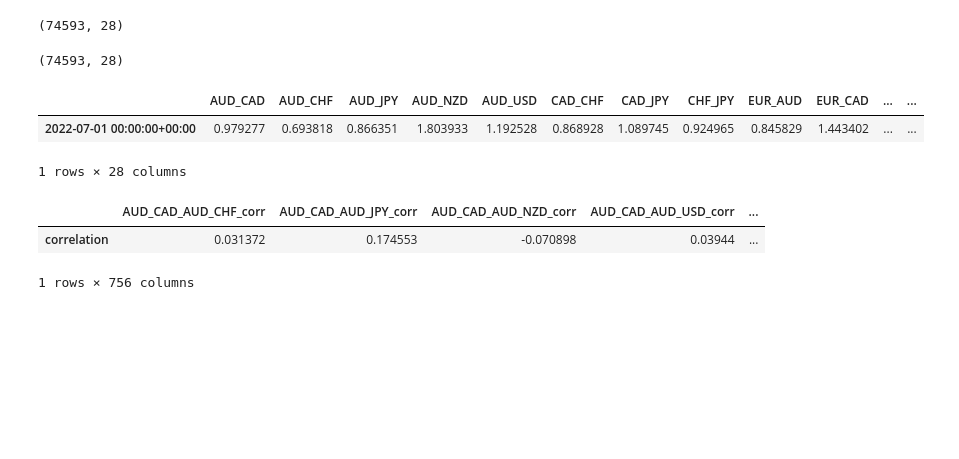
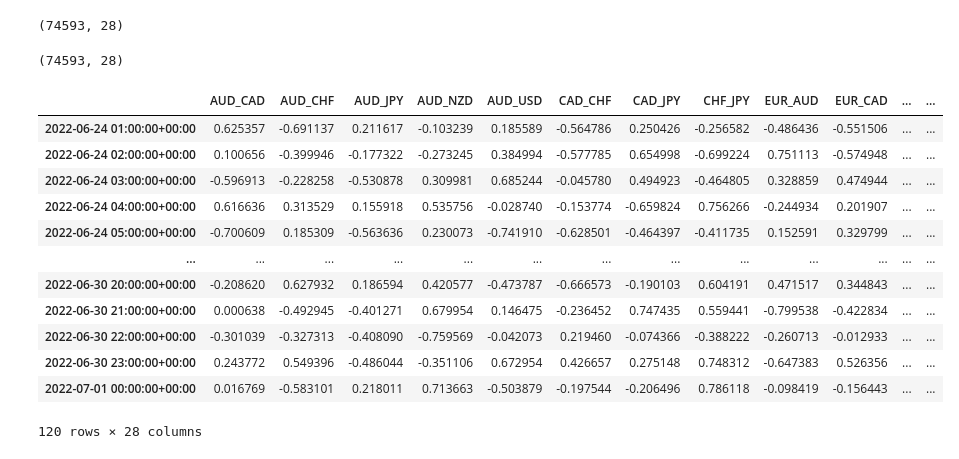
Before and after one commit to alexcolls/rex-ai, a Jupyter notebook: notebooks/marti/risk_management.ipynb, the cells around one changed output. Saved outputs shown, nothing was run; the diff lists cells and outputs as text; code cells hidden in the pictures; blank space fills up the shorter version.

Commit message:
Changes related to the dict return added in Risk Management

```diff
--- a/notebooks/marti/risk_management.ipynb
+++ b/notebooks/marti/risk_management.ipynb
@@ -32,7 +23,7 @@ SYMBOLS = [ 'AUD_CAD', 'AUD_CHF', 'AUD_JPY', 'AUD_NZD', 'AUD_USD',
 def mean_prediction(df, rate=24):
     data = pd.DataFrame([])
     for sym in SYMBOLS:
-        data[f'{sym}_tend'] = df[sym].rolling(rate).mean()
+        data[sym] = df[sym].rolling(rate).mean()
     data.index = df.index
     return data
 
@@ -43,3 +34,25 @@ def random_prediction(df):
         data[f'{sym}']=pd.DataFrame(np.random.uniform(low=-0.8,high=0.8,size=(df.shape[0],1)))
     data.index = df.index
     return data
+
+rand = random_prediction(df)
+mu = mean_prediction(df)
+
+def condition(x):
+    if x>0:
+        return 1
+    elif x< 0:
+        return -1
+    else:
+        return 0
+
+for sym in mu.columns:
+    mu[sym] = mu[sym].map( lambda x: condition(x))
+
+# mu.reset_index(inplace=True, drop=True)
+
+display(rand.shape, mu.shape)
+clas = mu.iloc[-1:]
+# %% [output]
+(74593, 28)
+(74593, 28)
@@ -49,24 +59,20 @@ mu = mean_prediction(df)
-# %%
-def condition(x):
-    if x>0:
-        return 1
-    elif x<0:
-        return -1
-    else:
-        return 0
-
-for sym in mu.columns:
-    mu[sym] = mu[sym].map( lambda x: condition(x))
-
-# mu.reset_index(inplace=True, drop=True)
-
-display(rand.shape, mu.shape)
-# %% [output]
-(74593, 28)
-(74593, 28)
 # %%
 pred_last = rand.iloc[-120:]
 pred = rand.iloc[-1:]
-pred_last
+
 pred = abs(pred)
+# %% [output]
+|  | AUD_CAD | AUD_CHF | AUD_JPY | AUD_NZD | AUD_USD | CAD_CHF | CAD_JPY | CHF_JPY | EUR_AUD | EUR_CAD | ... | ... |
+| 2022-06-24 01:00:00+00:00 | 0.625357 | -0.691137 | 0.211617 | -0.103239 | 0.185589 | -0.564786 | 0.250426 | -0.256582 | -0.486436 | -0.551506 | ... | ... |
+| 2022-06-24 02:00:00+00:00 | 0.100656 | -0.399946 | -0.177322 | -0.273245 | 0.384994 | -0.577785 | 0.654998 | -0.699224 | 0.751113 | -0.574948 | ... | ... |
+| 2022-06-24 03:00:00+00:00 | -0.596913 | -0.228258 | -0.530878 | 0.309981 | 0.685244 | -0.045780 | 0.494923 | -0.464805 | 0.328859 | 0.474944 | ... | ... |
+| 2022-06-24 04:00:00+00:00 | 0.616636 | 0.313529 | 0.155918 | 0.535756 | -0.028740 | -0.153774 | -0.659824 | 0.756266 | -0.244934 | 0.201907 | ... | ... |
+| 2022-06-24 05:00:00+00:00 | -0.700609 | 0.185309 | -0.563636 | 0.230073 | -0.741910 | -0.628501 | -0.464397 | -0.411735 | 0.152591 | 0.329799 | ... | ... |
+| ... | ... | ... | ... | ... | ... | ... | ... | ... | ... | ... | ... | ... |
+| 2022-06-30 20:00:00+00:00 | -0.208620 | 0.627932 | 0.186594 | 0.420577 | -0.473787 | -0.666573 | -0.190103 | 0.604191 | 0.471517 | 0.344843 | ... | ... |
+| 2022-06-30 21:00:00+00:00 | 0.000638 | -0.492945 | -0.401271 | 0.679954 | 0.146475 | -0.236452 | 0.747435 | 0.559441 | -0.799538 | -0.422834 | ... | ... |
+| 2022-06-30 22:00:00+00:00 | -0.301039 | -0.327313 | -0.408090 | -0.759569 | -0.042073 | 0.219460 | -0.074366 | -0.388222 | -0.260713 | -0.012933 | ... | ... |
+| 2022-06-30 23:00:00+00:00 | 0.243772 | 0.549396 | -0.486044 | -0.351106 | 0.672954 | 0.426657 | 0.275148 | 0.748312 | -0.647383 | 0.526356 | ... | ... |
+| 2022-07-01 00:00:00+00:00 | 0.016769 | -0.583101 | 0.218011 | 0.713663 | -0.503879 | -0.197544 | -0.206496 | 0.786118 | -0.098419 | -0.156443 | ... | ... |
+120 rows × 28 columns
 # %%
@@ -96,9 +100,0 @@ c = correlation_pairs(pred_last)
-# %%
-display(w.T,c.T)
-# %% [output]
-|  | AUD_CAD | AUD_CHF | AUD_JPY | AUD_NZD | AUD_USD | CAD_CHF | CAD_JPY | CHF_JPY | EUR_AUD | EUR_CAD | ... | ... |
-| 2022-07-01 00:00:00+00:00 | 0.979277 | 0.693818 | 0.866351 | 1.803933 | 1.192528 | 0.868928 | 1.089745 | 0.924965 | 0.845829 | 1.443402 | ... | ... |
-1 rows × 28 columns
-|  | AUD_CAD_AUD_CHF_corr | AUD_CAD_AUD_JPY_corr | AUD_CAD_AUD_NZD_corr | AUD_CAD_AUD_USD_corr | ... |
-| correlation | 0.031372 | 0.174553 | -0.070898 | 0.03944 | ... |
-1 rows × 756 columns
```
Also changed, not shown: parts of 14 cells of this notebook, 1 other file.
